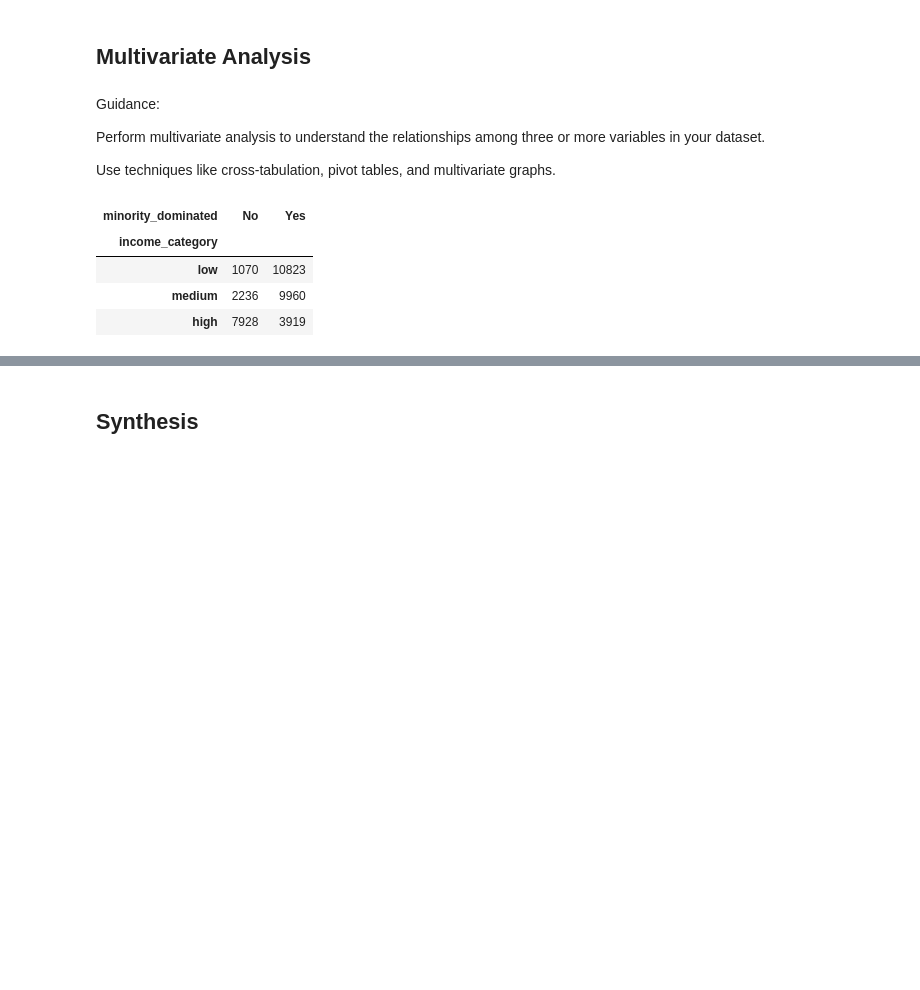
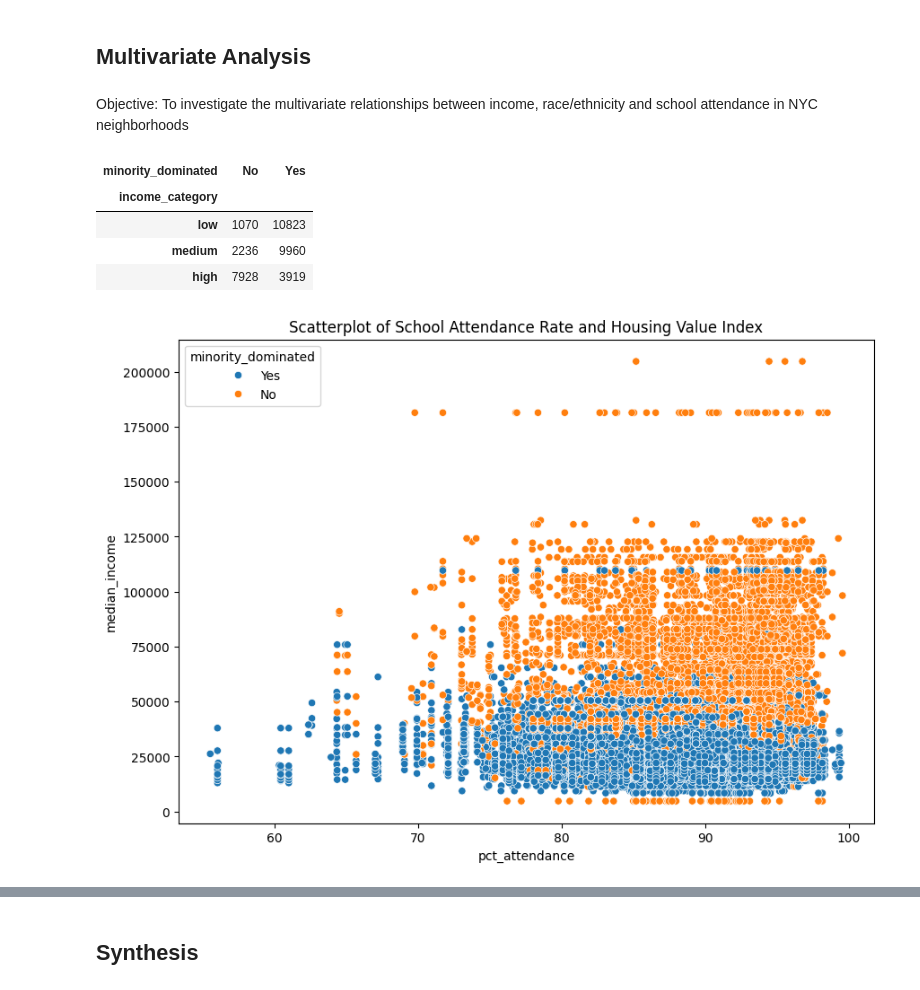
Before and after one commit to NakaFrozn/si618_final_project, a Jupyter notebook: Final_project_Step2.ipynb, the cells around one changed output, grey strips where cells are left out. Cells and saved outputs as stored; diff of their text form; code cells hidden in the pictures; blank space fills up the shorter version.

```diff
--- a/Final_project_Step2.ipynb
+++ b/Final_project_Step2.ipynb
@@ -611,12 +611,8 @@ plt.show()
 [figure]
 # %% [markdown]
 ## Multivariate Analysis
-# %% [markdown]
-Guidance:
-
-Perform multivariate analysis to understand the relationships among three or more variables in your dataset.
-
-Use techniques like cross-tabulation, pivot tables, and multivariate graphs.
+# %% [markdown]
+Objective: To investigate the multivariate relationships between income, race/ethnicity and school attendance in NYC neighborhoods
 # %%
 # Cross-tabulation
 # Create a cross-tabulation of neighborhood income category and racial category
@@ -628,3 +624,12 @@ crossTab
 | low | 1070 | 10823 |
 | medium | 2236 | 9960 |
 | high | 7928 | 3919 |
+# %%
+# Analyzing relationship between house values and school quality
+# Scatterplot
+plt.figure(figsize=(10, 7))
+sns.scatterplot(data=data, x='pct_attendance', hue='minority_dominated', y='median_income')
+plt.title("Scatterplot of School Attendance Rate and Housing Value Index")
+plt.show()
+# %% [output]
+[figure, added]
```
Also changed, not shown: parts of 13 cells of this notebook.
